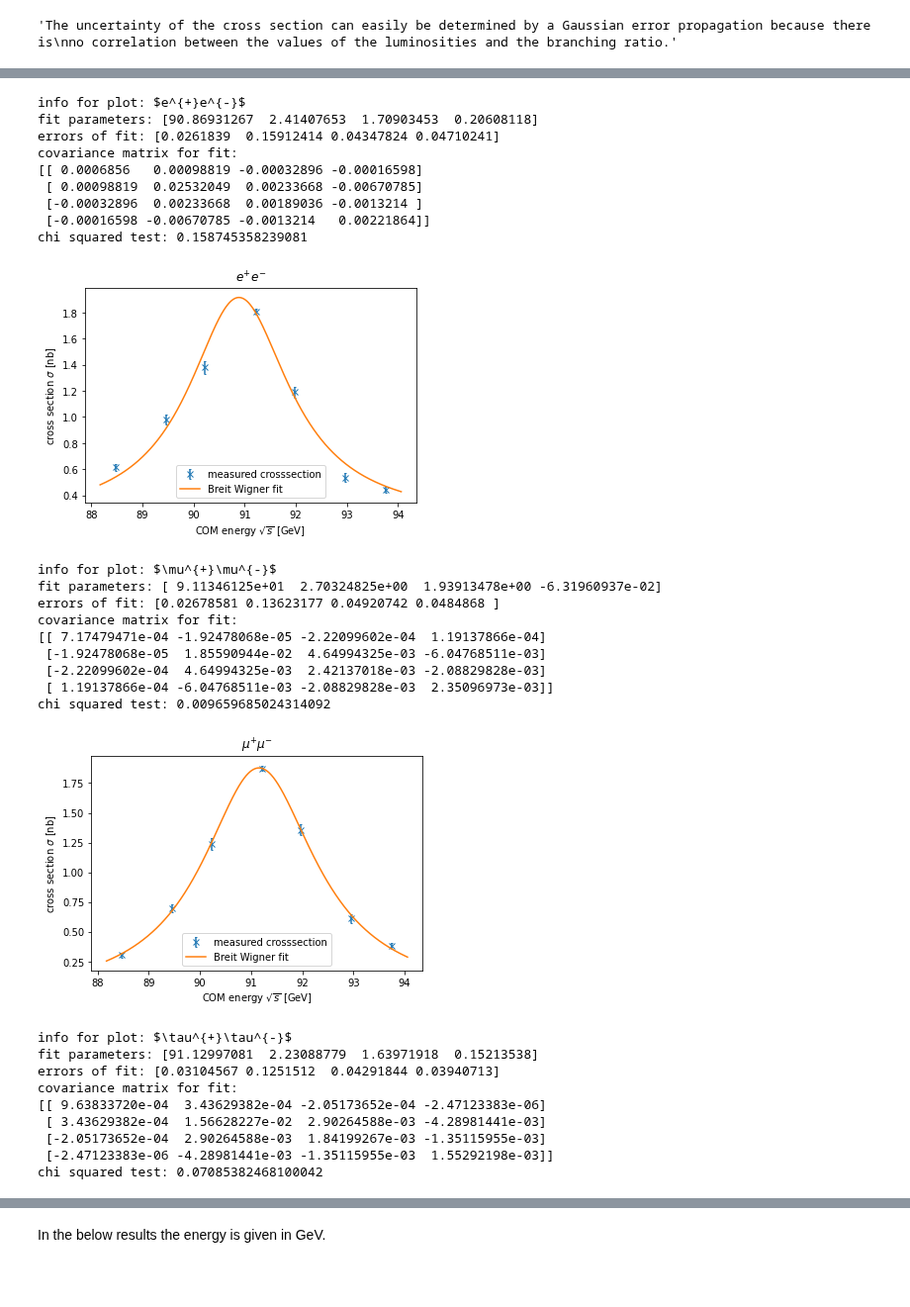
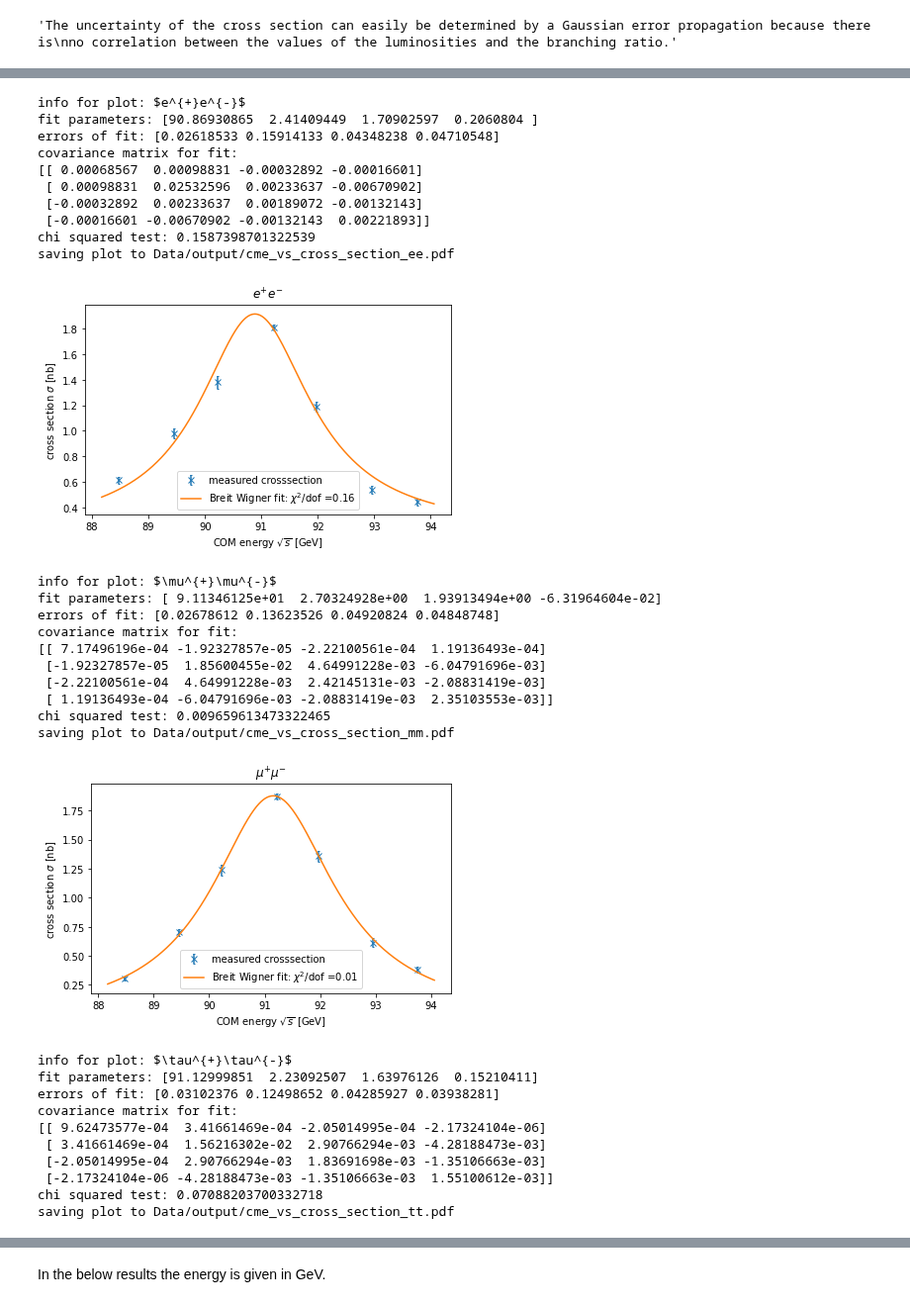
Before and after one commit to josepretel/z0-precisionmeasurement, a Jupyter notebook: 02_z0_detector_statistical_analysis_tu_fs.ipynb, the cells around one changed output, grey strips where cells are left out. Shown at 99% size. Cells and saved outputs as stored; diff of their text form; code cells hidden in the pictures; blank space fills up the shorter version.

```diff
--- a/02_z0_detector_statistical_analysis_tu_fs.ipynb
+++ b/02_z0_detector_statistical_analysis_tu_fs.ipynb
@@ -57,6 +57,7 @@ def plot_hist_of_arrays(list_of_arrays,
         plt.ylim(yrange)
     if title:
         plt.title(title)
+    plt.tight_layout()
     if path_to_save_fig:
         plt.savefig(path_to_save_fig)
         if verbose:
@@ -152,8 +153,13 @@ def plot_cme_cross_sec(energy_data,
                                        sigma=cross_section_data_error, absolute_sigma=True)
 #                                        sigma=cross_section_data_error, absolute_sigma=True)
         x_array = np.linspace(energy_data[0] - 0.3, energy_data[-1] + 0.3, 1000)
+        chi_sqrd_fit = np.sum(
+            (cross_section_data - breit_wigner_distribution(energy_data, *coeffs)) ** 2
+            / np.sqrt(cross_section_data_error) ** 2) / len(
+            cross_section_data)  # Calculate chi squared/dof for the fit
+
         plt.errorbar(x_array, breit_wigner_distribution(x_array, *coeffs), fmt='-',
-                     label='Breit Wigner fit')
+                     label=f'Breit Wigner fit: $\chi^2/$dof ={np.round(chi_sqrd_fit,2)}')
         errors_st_fit = np.sqrt(np.diag(covariance))  # determine the (uncorrelated) uncertainties of the fit parameters
         if verbose:
             print(f'info for plot: {title}')
@@ -161,16 +167,13 @@ def plot_cme_cross_sec(energy_data,
             print(f'errors of fit: {errors_st_fit}')
             print(f'covariance matrix for fit: ')
             print(covariance)
-        chi_sqrd_fit = np.sum(
-            (cross_section_data - breit_wigner_distribution(energy_data, *coeffs)) ** 2
-            / np.sqrt(cross_section_data_error) ** 2) / len(
-            cross_section_data)  # Calculate chi squared/dof for the fit
         if verbose:
             print(f'chi squared test: {chi_sqrd_fit}')
     plt.xlabel(xlabel)
     plt.ylabel(ylabel)
     plt.title(title)
     plt.legend()
+    plt.tight_layout()
     if path_to_save_fig:
         plt.savefig(path_to_save_fig)
         if verbose:
@@ -900,61 +968,64 @@ qq: [ 7.09781759 13.71264207 25.29863359 39.25752289 27.54805427 13.53454569
 #plotting CME vs cross section:
 
 
-coeffs_ee, u_coeffs_ee = plot_cme_cross_sec(com_energies, cross_sections_corrected[0], cross_section_data_error=u_cross_section[0])
-coeffs_mm, u_coeffs_mm = plot_cme_cross_sec(com_energies, cross_sections_corrected[1], cross_section_data_error=u_cross_section[1], title=r'$\mu^{+}\mu^{-}$')
-coeffs_tt, u_coeffs_tt = plot_cme_cross_sec(com_energies, cross_sections_corrected[2], cross_section_data_error=u_cross_section[2], title=r'$\tau^{+}\tau^{-}$')
-coeffs_qq, u_coeffs_qq = plot_cme_cross_sec(com_energies, cross_sections_corrected[3], cross_section_data_error=u_cross_section[3], title=r'$q\bar{q}$')
+coeffs_ee, u_coeffs_ee = plot_cme_cross_sec(com_energies, cross_sections_corrected[0], cross_section_data_error=u_cross_section[0], path_to_save_fig = path_to_output_dir+'cme_vs_cross_section_ee.pdf')
+coeffs_mm, u_coeffs_mm = plot_cme_cross_sec(com_energies, cross_sections_corrected[1], cross_section_data_error=u_cross_section[1], title=r'$\mu^{+}\mu^{-}$', path_to_save_fig = path_to_output_dir+'cme_vs_cross_section_mm.pdf')
+coeffs_tt, u_coeffs_tt = plot_cme_cross_sec(com_energies, cross_sections_corrected[2], cross_section_data_error=u_cross_section[2], title=r'$\tau^{+}\tau^{-}$', path_to_save_fig = path_to_output_dir+'cme_vs_cross_section_tt.pdf')
+coeffs_qq, u_coeffs_qq = plot_cme_cross_sec(com_energies, cross_sections_corrected[3], cross_section_data_error=u_cross_section[3], title=r'$q\bar{q}$', path_to_save_fig = path_to_output_dir+'cme_vs_cross_section_qq.pdf')
 
 '''
 Next a t test is performed to check experiment data with literature values.
 Literature is taken from P.A. Zyla et al. (Particle Data Group), Prog. Theor. Exp. Phys. 2020, 083C01 (2020) and 2021 update.
 https://pdglive.lbl.gov/DataBlock.action?node=S044W#details-citation-1
 '''
 
 MZ_literature = 91.1876
 u_MZ = 0.0021
 width_literature = 2.4952
 u_width = 0.0023
 t_test_values = np.zeros((4, 2))
 
 t_test_values[0][0] = t_test(coeffs_ee[0], MZ_literature, u_coeffs_ee[0], u_MZ)
 t_test_values[1][0] = t_test(coeffs_mm[0], MZ_literature, u_coeffs_mm[0], u_MZ)
 t_test_values[2][0] = t_test(coeffs_tt[0], MZ_literature, u_coeffs_tt[0], u_MZ)
 t_test_values[3][0] = t_test(coeffs_qq[0], MZ_literature, u_coeffs_qq[0], u_MZ)
 t_test_values[0][1] = t_test(coeffs_ee[1], width_literature, u_coeffs_ee[1], u_width)
 t_test_values[1][1] = t_test(coeffs_mm[1], width_literature, u_coeffs_mm[1], u_width)
 t_test_values[2][1] = t_test(coeffs_tt[1], width_literature, u_coeffs_tt[1], u_width)
 t_test_values[3][1] = t_test(coeffs_qq[1], width_literature, u_coeffs_qq[1], u_width)
 
 print('t test values: first column compares z mass with literature, the second the decay widths')
 print(t_test_values)
 # %% [output]
 info for plot: $e^{+}e^{-}$
-fit parameters: [90.86931267  2.41407653  1.70903453  0.20608118]
-errors of fit: [0.0261839  0.15912414 0.04347824 0.04710241]
+fit parameters: [90.86930865  2.41409449  1.70902597  0.2060804 ]
+errors of fit: [0.02618533 0.15914133 0.04348238 0.04710548]
 covariance matrix for fit:
-[[ 0.0006856   0.00098819 -0.00032896 -0.00016598]
- [ 0.00098819  0.02532049  0.00233668 -0.00670785]
- [-0.00032896  0.00233668  0.00189036 -0.0013214 ]
- [-0.00016598 -0.00670785 -0.0013214   0.00221864]]
-chi squared test: 0.158745358239081
+[[ 0.00068567  0.00098831 -0.00032892 -0.00016601]
+ [ 0.00098831  0.02532596  0.00233637 -0.00670902]
+ [-0.00032892  0.00233637  0.00189072 -0.00132143]
+ [-0.00016601 -0.00670902 -0.00132143  0.00221893]]
+chi squared test: 0.1587398701322539
+saving plot to Data/output/cme_vs_cross_section_ee.pdf
-[figure, old version]
+[figure, new version]
 info for plot: $\mu^{+}\mu^{-}$
-fit parameters: [ 9.11346125e+01  2.70324825e+00  1.93913478e+00 -6.31960937e-02]
-errors of fit: [0.02678581 0.13623177 0.04920742 0.0484868 ]
+fit parameters: [ 9.11346125e+01  2.70324928e+00  1.93913494e+00 -6.31964604e-02]
+errors of fit: [0.02678612 0.13623526 0.04920824 0.04848748]
 covariance matrix for fit:
-[[ 7.17479471e-04 -1.92478068e-05 -2.22099602e-04  1.19137866e-04]
- [-1.92478068e-05  1.85590944e-02  4.64994325e-03 -6.04768511e-03]
- [-2.22099602e-04  4.64994325e-03  2.42137018e-03 -2.08829828e-03]
- [ 1.19137866e-04 -6.04768511e-03 -2.08829828e-03  2.35096973e-03]]
-chi squared test: 0.009659685024314092
+[[ 7.17496196e-04 -1.92327857e-05 -2.22100561e-04  1.19136493e-04]
+ [-1.92327857e-05  1.85600455e-02  4.64991228e-03 -6.04791696e-03]
+ [-2.22100561e-04  4.64991228e-03  2.42145131e-03 -2.08831419e-03]
+ [ 1.19136493e-04 -6.04791696e-03 -2.08831419e-03  2.35103553e-03]]
+chi squared test: 0.009659613473322465
+saving plot to Data/output/cme_vs_cross_section_mm.pdf
-[figure, old version]
+[figure, new version]
 info for plot: $\tau^{+}\tau^{-}$
-fit parameters: [91.12997081  2.23088779  1.63971918  0.15213538]
-errors of fit: [0.03104567 0.1251512  0.04291844 0.03940713]
+fit parameters: [91.12999851  2.23092507  1.63976126  0.15210411]
+errors of fit: [0.03102376 0.12498652 0.04285927 0.03938281]
 covariance matrix for fit:
-[[ 9.63833720e-04  3.43629382e-04 -2.05173652e-04 -2.47123383e-06]
- [ 3.43629382e-04  1.56628227e-02  2.90264588e-03 -4.28981441e-03]
- [-2.05173652e-04  2.90264588e-03  1.84199267e-03 -1.35115955e-03]
- [-2.47123383e-06 -4.28981441e-03 -1.35115955e-03  1.55292198e-03]]
-chi squared test: 0.07085382468100042
+[[ 9.62473577e-04  3.41661469e-04 -2.05014995e-04 -2.17324104e-06]
+ [ 3.41661469e-04  1.56216302e-02  2.90766294e-03 -4.28188473e-03]
+ [-2.05014995e-04  2.90766294e-03  1.83691698e-03 -1.35106663e-03]
+ [-2.17324104e-06 -4.28188473e-03 -1.35106663e-03  1.55100612e-03]]
+chi squared test: 0.07088203700332718
+saving plot to Data/output/cme_vs_cross_section_tt.pdf
```
Also changed, not shown: parts of 18 cells of this notebook, 20 other files.
